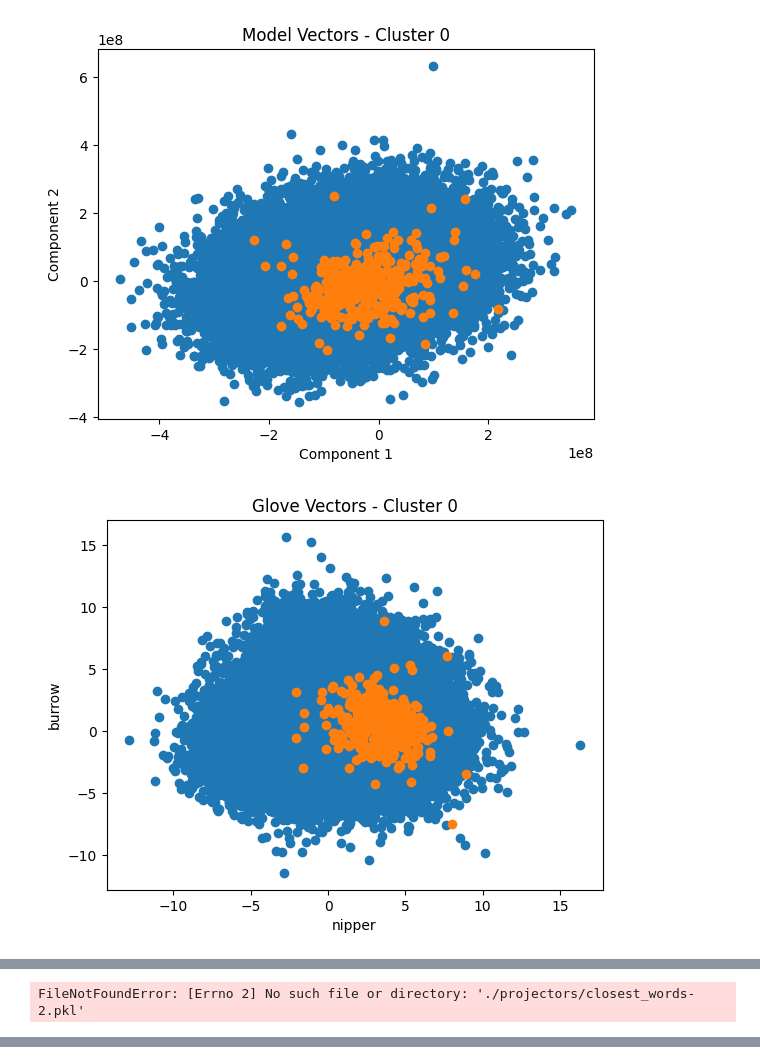
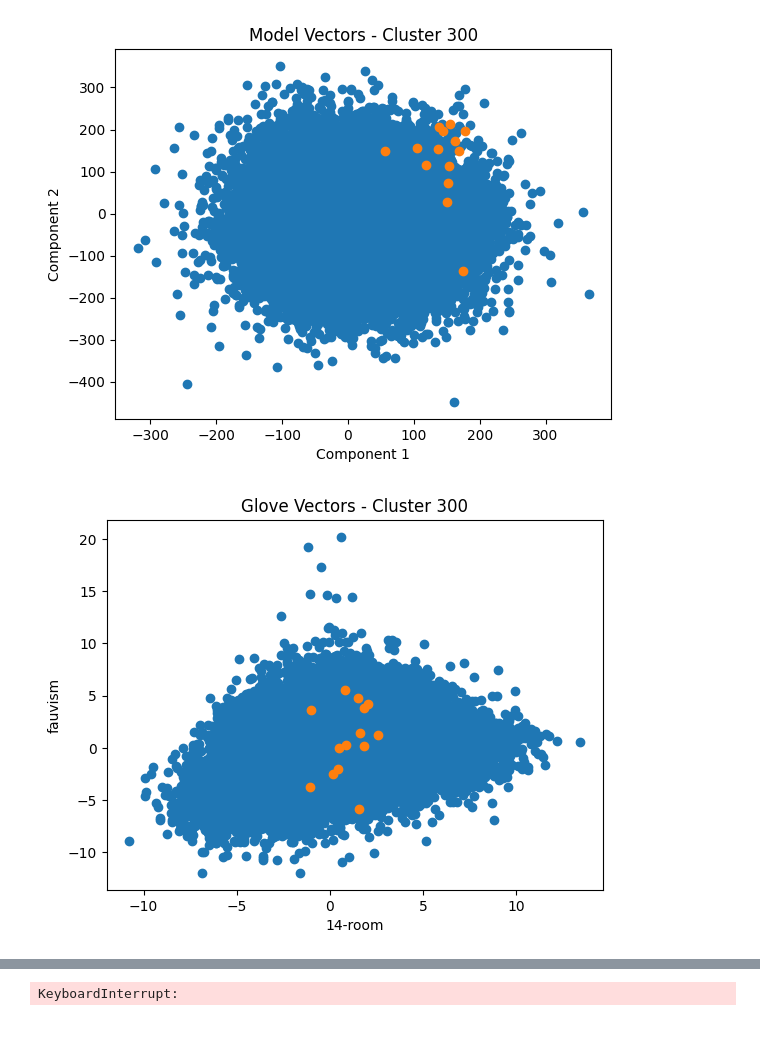
Before and after one commit to ff-zhang/alignment-checking, a Jupyter notebook: plot_separation.ipynb, the cells around one changed output, grey strips where cells are left out. Drawn from its saved outputs; the diff is of its cells as text; code cells hidden in the pictures; blank space fills up the shorter version.

Commit message:
Plotting

```diff
--- a/plot_separation.ipynb
+++ b/plot_separation.ipynb
@@ -4,12 +4,12 @@ import torch
 import matplotlib.pyplot as plt
 # %%
 # Load the data about the clusters
-_, data = pickle.load(open("./glove/kmeans_clusters_500.pkl", "rb"))
+_, data = pickle.load(open("./glove/kmeans_clusters_500_100d.pkl", "rb"))
 
 # Check if GPU(s) are available
 device = torch.device('cuda' if torch.cuda.is_available() else 'cpu')
 
-save_dir = "./projectors/"
+save_dir = "./projectors_100d/"
 
 X, labels = None, None
 for key in data.keys():
@@ -25,13 +25,15 @@ for key in data.keys():
 targets = [x.item() for x in labels]
 unique_labels = list(set(targets))
 
+unique_labels = [300, 349, 452, 487]
+
 for j in unique_labels:
     glove_vectors = []
     model_vectors = []
     words = []
 
     # One hot the labels
-    targets = [1 if x == j else 0 for x in targets]
+    targets = [1 if x.item() == j else 0 for x in labels]
 
     explanations = pickle.load(open(save_dir + f"closest_words-{int(j)}.pkl", "rb"))
     for exp in explanations.values():
@@ -46,51 +48,51 @@ for j in unique_labels:
 
     glove_vectors = (glove_vectors.reshape(glove_vectors.shape[0], -1))
 
-    y = model_vectors.T
-    model_vector_projection_matrix = y @ (y.T @ y).inverse() @ y.T
+    # y = model_vectors.T
+    # model_vector_projection_matrix = y @ (y.T @ y).inverse() @ y.T
+    #
+    # y = glove_vectors.T
+    # glove_vector_projection_matrix = y @ (y.T @ y).inverse() @ y.T
+    #
+    # Project X
+    # X_model = model_vector_projection_matrix @ X.T
+    # X_glove = glove_vector_projection_matrix @ X.T
 
-    y = glove_vectors.T
-    glove_vector_projection_matrix = y @ (y.T @ y).inverse() @ y.T
-
-    # Project X
-    X_model = model_vector_projection_matrix @ X.T
-    X_glove = glove_vector_projection_matrix @ X.T
-
-    X_model = X_model.T
-    X_glove = X_glove.T
+    # X_model = X_model.T
+    # X_glove = X_glove.T
 
     # Reduce vectors in X_model into combinations of the model_vectors
-    X_model = X_model @ model_vectors.T
+    X_model = X @ model_vectors.T
     # Get all the vectors with the same label
     X_model_1 = X_model[torch.Tensor(targets) == 1]
     X_model_0 = X_model[torch.Tensor(targets) == 0]
 
     # Reduce vectors in X_glove into combinations of the glove_vectors
-    X_glove = X_glove @ glove_vectors.T
+    X_glove = X @ glove_vectors.T
     # Get all the vectors with the same label
     X_glove_1 = X_glove[torch.Tensor(targets) == 1]
     X_glove_0 = X_glove[torch.Tensor(targets) == 0]
 
     # Plot the reduced vectors
     fig, ax = plt.subplots()
     ax.scatter(X_model_0[:, 0], X_model_0[:, 1], cmap='Set1')
     ax.scatter(X_model_1[:, 0], X_model_1[:, 1], cmap='Set1')
     # Set the axes labels
     ax.set_xlabel('Component 1')
     ax.set_ylabel('Component 2')
     ax.set_title(f"Model Vectors - Cluster {int(j)}")
-    plt.savefig(save_dir + f"projector-{int(j)}-model.png")
+    plt.savefig(save_dir + f"projector-{int(j)}-model.png", dpi=500)
     plt.show()
 
     fig, ax = plt.subplots()
     ax.scatter(X_glove_0[:, 0], X_glove_0[:, 1], cmap='Set1')
     ax.scatter(X_glove_1[:, 0], X_glove_1[:, 1], cmap='Set1')
     # Set the axes labels
     ax.set_xlabel(words[0])
     ax.set_ylabel(words[1])
     ax.set_title(f"Glove Vectors - Cluster {int(j)}")
-    plt.savefig(save_dir + f"projector-{int(j)}-glove.png")
+    plt.savefig(save_dir + f"projector-{int(j)}-glove.png", dpi=500)
     plt.show()
 # %% [output]
-[figure, old version]
+[figure, new version]
-[figure, old version]
+[figure, new version]
@@ -99 +100,0 @@ for j in unique_labels:
-FileNotFoundError: [Errno 2] No such file or directory: './projectors/closest_words-2.pkl'
@@ -99,0 +105,24 @@ FileNotFoundError: [Errno 2] No such file or directory: './projectors/closest_wo
+# %%
+labels = [199, 342, 359, 364, 459]
+
+# Get the vectors for each label
+words, vectors = pickle.load(open("./glove/kmeans_clusters_500_200d.pkl", "rb"))
+
+for label in labels:
+    # Find the mean of vectors[label]
+    mean = torch.mean(torch.Tensor(vectors[label]), dim=0)
+
+    # Find the distance between the mean and all the vectors
+    distances = []
+    for vector in vectors[label]:
+        distances.append(torch.dist(mean, torch.Tensor(vector)))
+
+    # Get the indices of the closest vectors
+    indices = torch.argsort(torch.Tensor(distances))
+
+    # Get the closest vectors
+    closest_words = [words[label][i] for i in indices[:5]]
+
+    print(f"Closest words to cluster {label}: {closest_words}")
+# %% [output]
+KeyboardInterrupt:
```
Also changed, not shown: parts of 1 cell of this notebook, 1 other file.
